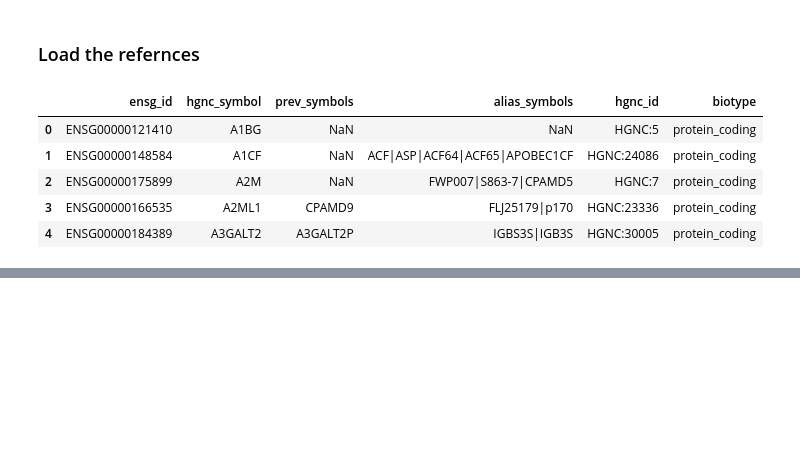
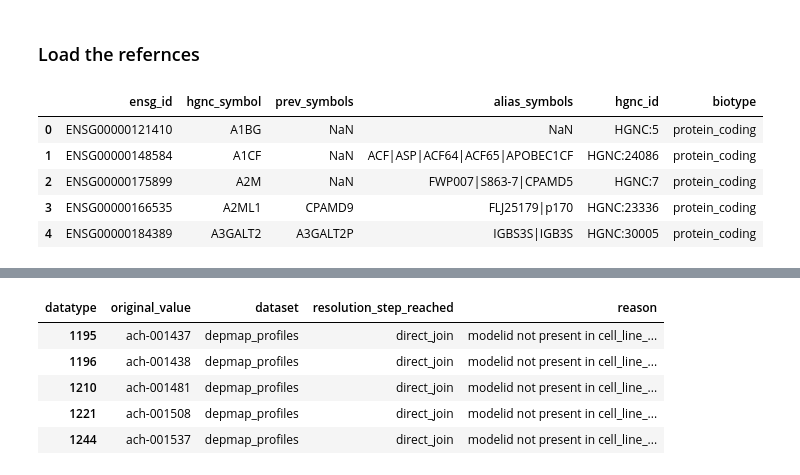
Before and after one commit to UoB-AstraZeneca-25-26/UoB-GeneTraceAI-25-26, a Jupyter notebook: src/notebooks/04_track_a_harmonization.ipynb, the cells around one changed output, grey strips where cells are left out. Drawn from its saved outputs; the diff is of its cells as text; code cells hidden in the pictures; blank space fills up the shorter version.

```diff
--- a/src/notebooks/04_track_a_harmonization.ipynb
+++ b/src/notebooks/04_track_a_harmonization.ipynb
@@ -1182,0 +1055,10 @@ Saved lookup_table -> data/parquet\lookup_table.parquet
+# %%
+# unmapped details of the depmap profile
+unmapped_depmap_profiles.head()
+# %% [output]
+| datatype | original_value | dataset | resolution_step_reached | reason |
+| 1195 | ach-001437 | depmap_profiles | direct_join | modelid not present in cell_line_... |
+| 1196 | ach-001438 | depmap_profiles | direct_join | modelid not present in cell_line_... |
+| 1210 | ach-001481 | depmap_profiles | direct_join | modelid not present in cell_line_... |
+| 1221 | ach-001508 | depmap_profiles | direct_join | modelid not present in cell_line_... |
+| 1244 | ach-001537 | depmap_profiles | direct_join | modelid not present in cell_line_... |
```
Also changed, not shown: parts of 47 cells of this notebook, 7 other files.
